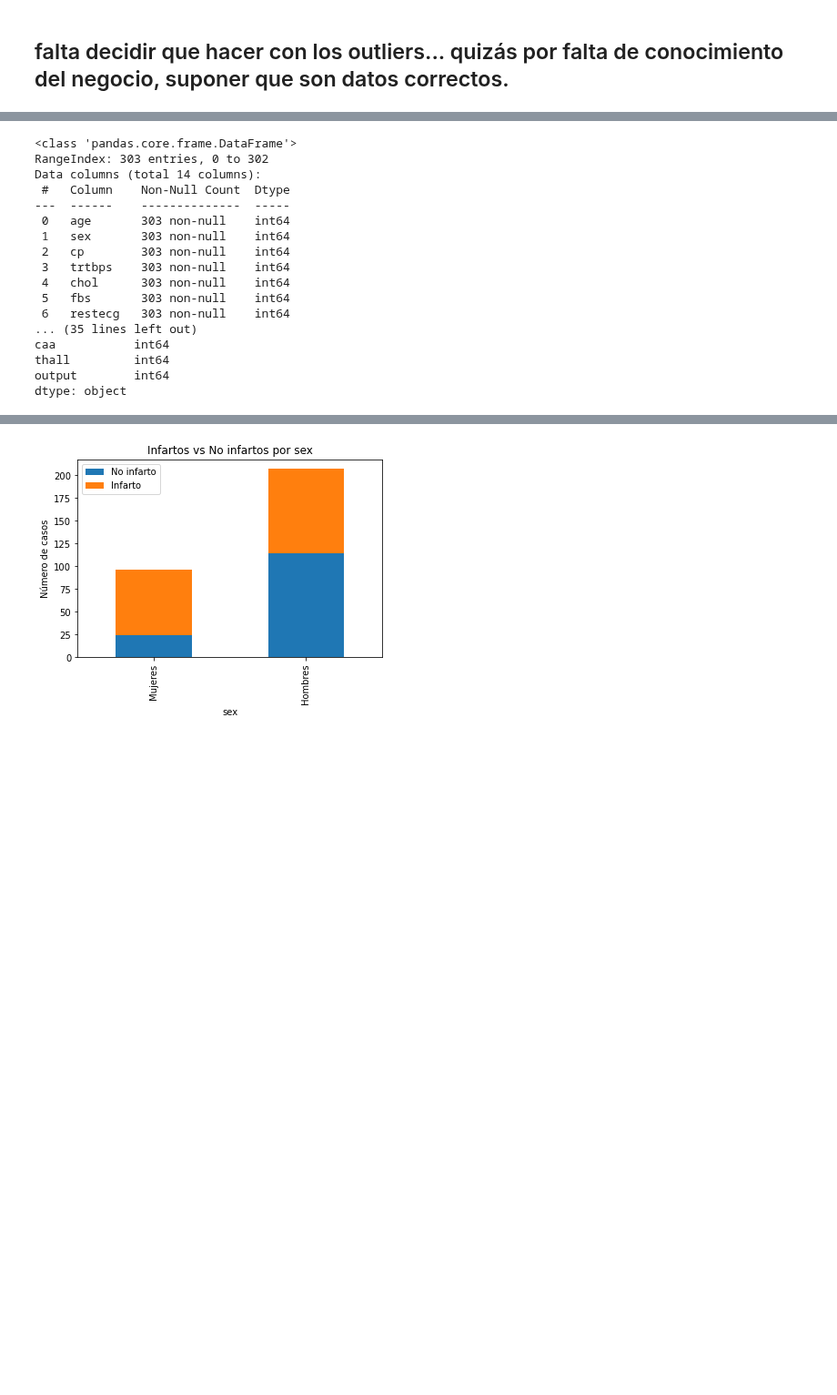
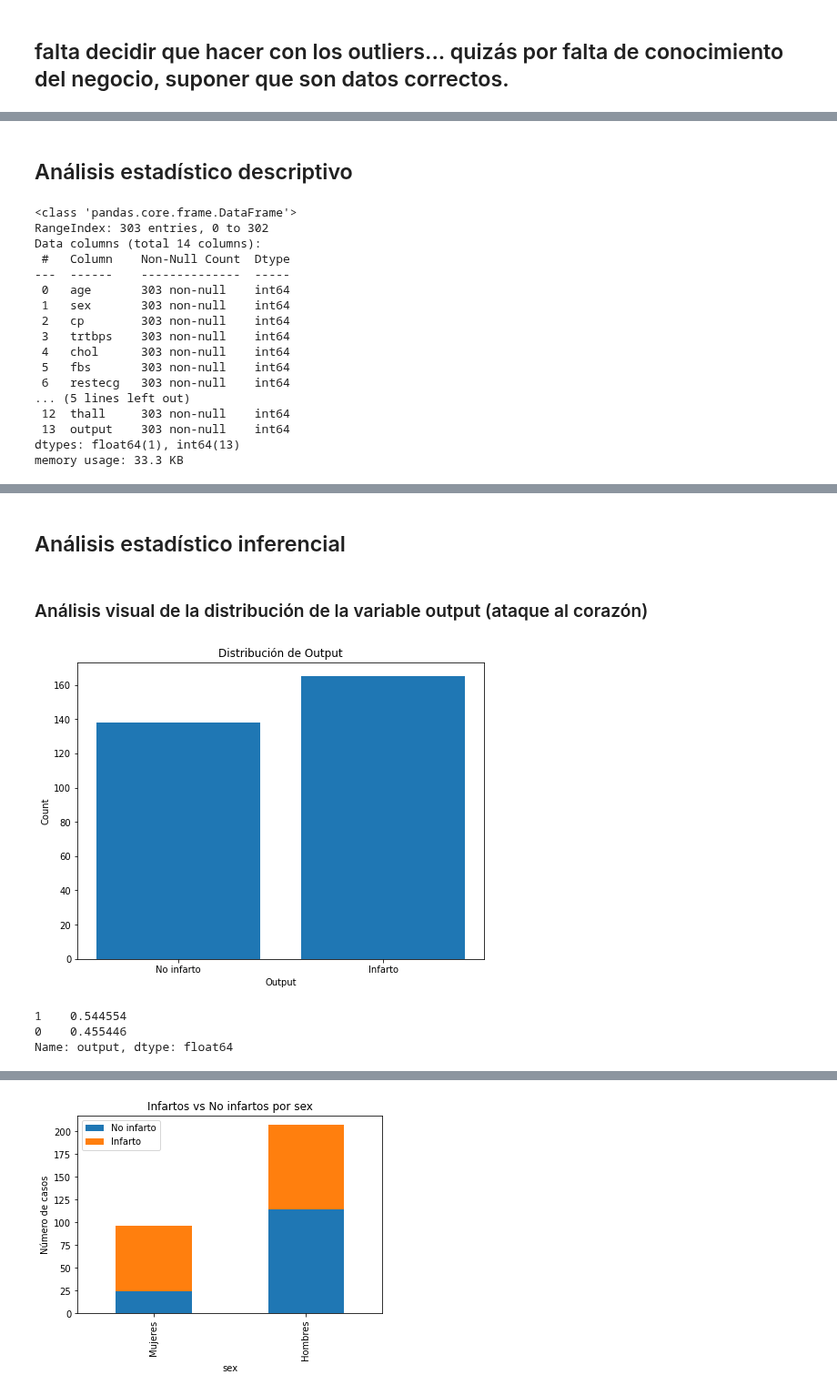
Before and after one commit to OscarTienda/heart-attack-analysis-prection, a Jupyter notebook: code/heart-attack-analysis-prediction.ipynb, the cells around one changed output, grey strips where cells are left out. Shown at 91% size. Drawn from its saved outputs; the diff is of its cells as text; code cells hidden in the pictures; blank space fills up the shorter version.

```diff
--- a/code/heart-attack-analysis-prediction.ipynb
+++ b/code/heart-attack-analysis-prediction.ipynb
@@ -200,9 +202,8 @@ Outliers en la variable 'oldpeak':
+# %% [markdown]
+## Análisis estadístico descriptivo
 # %%
 # Obtener información sobre las variables del DataFrame
 df_original.info()
-
-# Obtener los tipos de datos de cada columna
-print(df_original.dtypes)
 
 # Convertir variables categóricas a tipo "categoría"
 #df_original['sex'] = df_original['sex'].astype('category')
@@ -215,9 +216,6 @@ print(df_original.dtypes)
 #df_original['thall'] = df_original['thall'].astype('category')
 #df_original['output'] = df_original['output'].astype('category')
 
-# Verificar los nuevos tipos de datos
-print(df_original.dtypes)
-
 # Ver los valores únicos de cada variable categórica
 #print(df_original['sex'].cat.categories)
 #print(df_original['cp'].cat.categories)
@@ -241,11 +239,11 @@ Data columns (total 14 columns):
  4   chol      303 non-null    int64
  5   fbs       303 non-null    int64
  6   restecg   303 non-null    int64
-... (35 lines left out)
-caa           int64
-thall         int64
-output        int64
-dtype: object
+... (5 lines left out)
+ 12  thall     303 non-null    int64
+ 13  output    303 non-null    int64
+dtypes: float64(1), int64(13)
+memory usage: 33.3 KB
 # %%
 # Obtener estadísticas descriptivas para todas las variables
 df_original.describe()
@@ -259,3 +257,34 @@ df_original.describe()
 | 50% | 55.000000 | 1.000000 | 1.000000 | 130.000000 | 240.000000 | 0.000000 | 1.000000 | 153.000000 | 0.000000 | 0.800000 | 1.000000 | ... |
 | 75% | 61.000000 | 1.000000 | 2.000000 | 140.000000 | 274.500000 | 0.000000 | 1.000000 | 166.000000 | 1.000000 | 1.600000 | 2.000000 | ... |
 | max | 77.000000 | 1.000000 | 3.000000 | 200.000000 | 564.000000 | 1.000000 | 2.000000 | 202.000000 | 1.000000 | 6.200000 | 2.000000 | ... |
+# %% [markdown]
+## Análisis estadístico inferencial
+# %% [markdown]
+### Análisis visual de la distribución de la variable output (ataque al corazón)
+# %%
+# Calcular la distribución de la variable "output"
+output_counts = df_original['output'].value_counts()
+
+# Crear el gráfico de barras
+plt.figure(figsize=(8, 6))
+plt.bar(output_counts.index, output_counts.values)
+
+# Configurar etiquetas y título
+plt.xlabel('Output')
+plt.ylabel('Count')
+plt.title('Distribución de Output')
+
+# Configurar el rango y las etiquetas del eje x
+label_mapping = {0: 'No infarto', 1: 'Infarto'}
+plt.xticks(output_counts.index, [label_mapping[val] for val in output_counts.index])
+
+# Mostrar el gráfico
+plt.show()
+
+# Mostrar porcentajes
+print(df_original.output.value_counts(1))
+# %% [output]
+[figure, added]
+1    0.544554
+0    0.455446
+Name: output, dtype: float64
```
Also changed, not shown: parts of 22 cells of this notebook.
